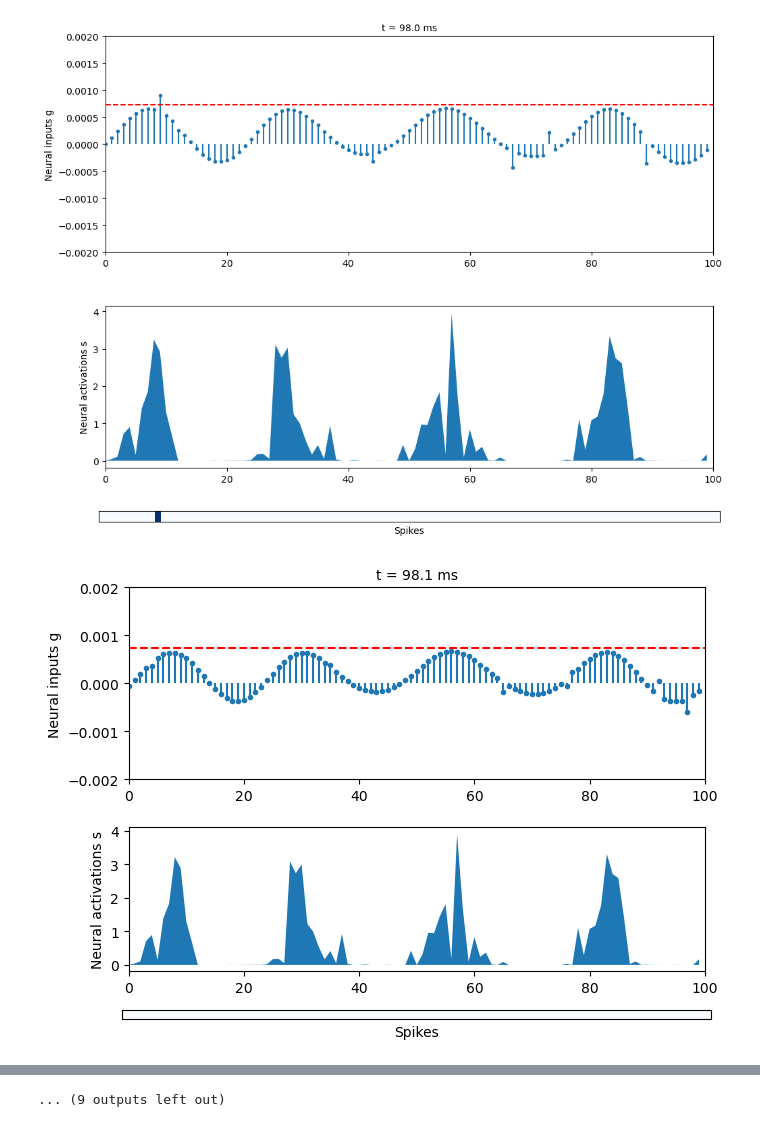
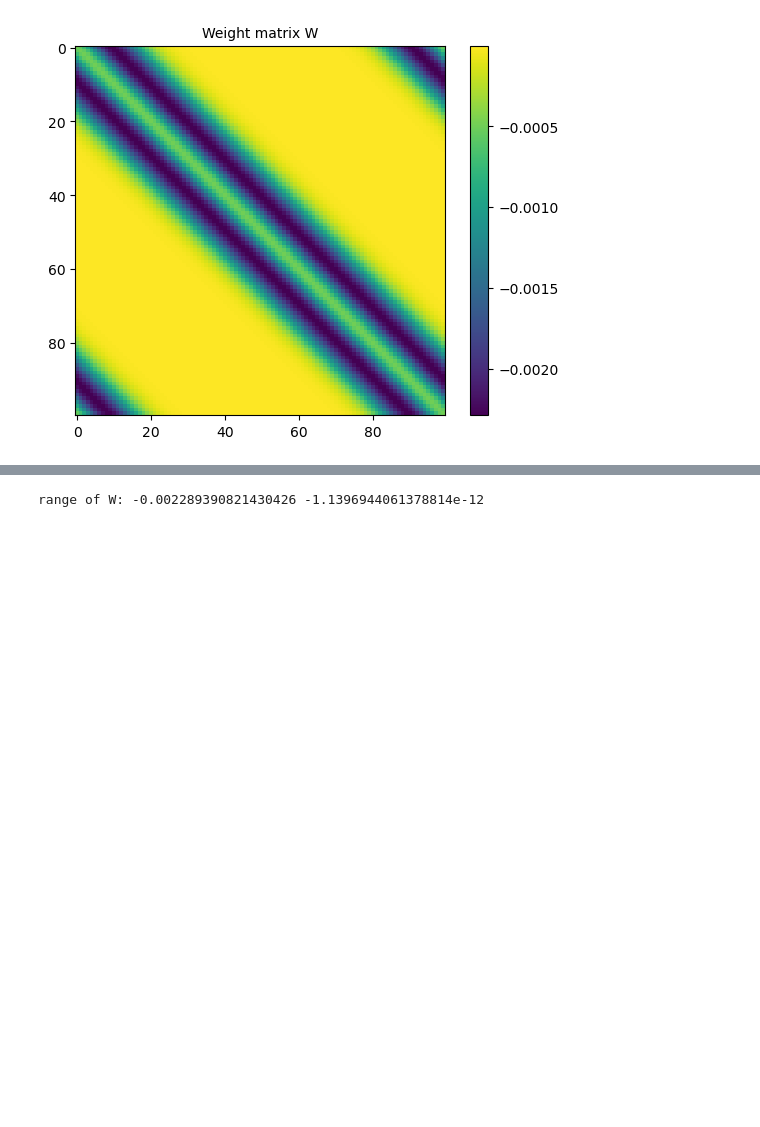
Before and after one commit to wuweizhang0723/func2graph, a Jupyter notebook: notebook/check_data/Fiete_data.ipynb, the cells around one changed output, grey strips where cells are left out. Saved outputs shown, nothing was run; the diff lists cells and outputs as text; code cells hidden in the pictures; blank space fills up the shorter version.

```diff
--- a/notebook/check_data/Fiete_data.ipynb
+++ b/notebook/check_data/Fiete_data.ipynb
@@ -22,76 +22,39 @@ plt.rcParams.update({
     'font.size': 10
 })
 # %%
+# set random seed
+np.random.seed(42)
+
 # PARAMETERS
 dt = 0.0001         # time-step in seconds
 N = 100             # number of neurons
 tau = 0.01          # synaptic time-constant in seconds
 
 # Weight parameters
 sig_1 = 6.98
 sig_2 = 7
 a1 = 1
 a2 = 1.0005
 
 # Create weight matrix W
 indices = np.arange(N)
 i_indices = indices.reshape(N, 1)
 j_indices = indices.reshape(1, N)
 x = np.minimum(np.abs(i_indices - j_indices), N - np.abs(i_indices - j_indices))
 W = a1 * (np.exp(-x**2 / (2 * sig_1**2)) - a2 * np.exp(-x**2 / (2 * sig_2**2)))
 
 # Other parameters
 b = 0.001           # uniform feedforward input
 noise_sd = 0.3      # amplitude of noise
 noise_sparsity = 1.5  # noise is injected with the probability that a standard normal exceeds this
 r = 0.025           # recurrence strength                                ############################## 0.025
 threshold = 7.35e-4 # spiking threshold
 
-s = np.zeros(N)     # starting activations
-t = 0
+plt.imshow(W)
+plt.colorbar()
+plt.title('Weight matrix W')
+plt.show()
 
-# Set up the plotting environment
-plt.ion()  # Turn on interactive mode
-fig = plt.figure(figsize=(10, 8))
-
-for i in range(1000):
-    # Dynamics
-    noise = noise_sd * np.random.randn(N) * (np.random.randn(N) > noise_sparsity)
-    I = r * np.dot(s, W) + b * (1 + noise)  # neuron inputs
-    spike = I > threshold                    # binary neural spikes
-    s = s + spike.astype(float) - s / tau * dt  # update activations
-
-    t += 1
-
-    if 980 <= t <= 1000:
-
-        # Clear the figure for the next frame
-        plt.clf()
-
-        # Plot neural inputs g
-        ax1 = plt.axes([0.05, 0.55, 0.9, 0.4])
-        ax1.stem(range(N), I, markerfmt='.', linefmt='-', basefmt=' ')
-        ax1.set_xlim(0, N)
-        ax1.set_ylim(-0.002, 0.002)
-        ax1.axhline(y=threshold, color='red', linestyle='--')
-        ax1.set_ylabel('Neural inputs g')
-        ax1.set_title(f't = {t * 0.1:.1f} ms')
-
-        # Plot neural activations s
-        ax2 = plt.axes([0.05, 0.15, 0.9, 0.3])
-        ax2.fill_between(range(N), s)
-        ax2.set_xlim(0, N)
-        ax2.set_ylabel('Neural activations s')
-
-        # Plot spikes
-        ax3 = plt.axes([0.04, 0.05, 0.92, 0.02])
-        ax3.imshow([spike], aspect='auto', cmap='Blues')
-        ax3.set_xlabel('Spikes')
-        ax3.set_xticks([])
-        ax3.set_yticks([])
-
-        # Update the plot
-        plt.pause(0.01)
+print('range of W:', W.min(), W.max())
 # %% [output]
-[figure, old version]
+[figure, new version]
-[figure, removed]
@@ -108 +61 @@ for i in range(1000):
-... (9 outputs left out)
+range of W: -0.002289390821430426 -1.1396944061378814e-12
```
Also changed, not shown: parts of 3 cells of this notebook.
